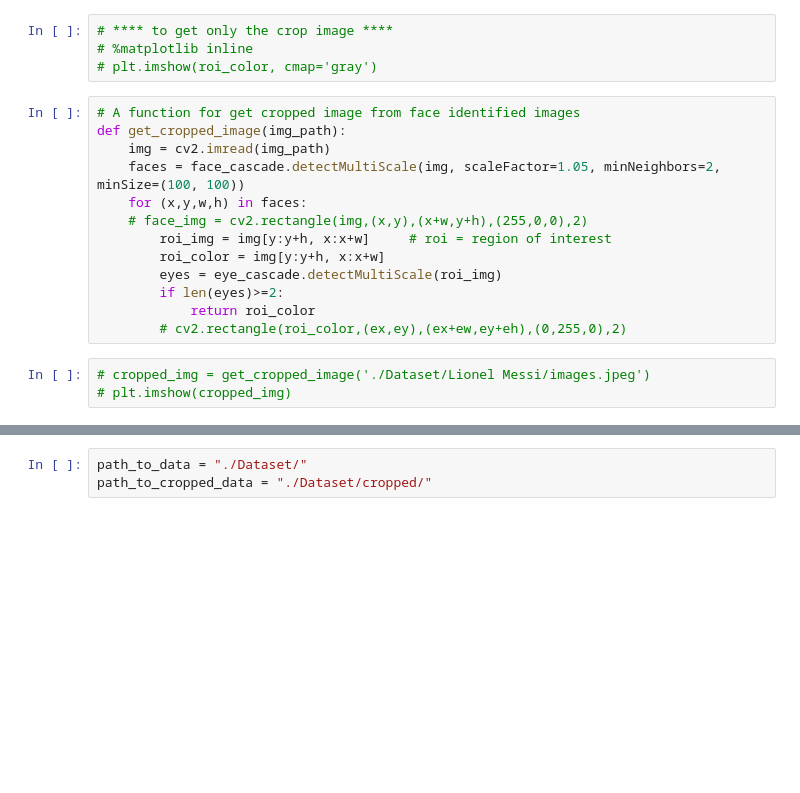
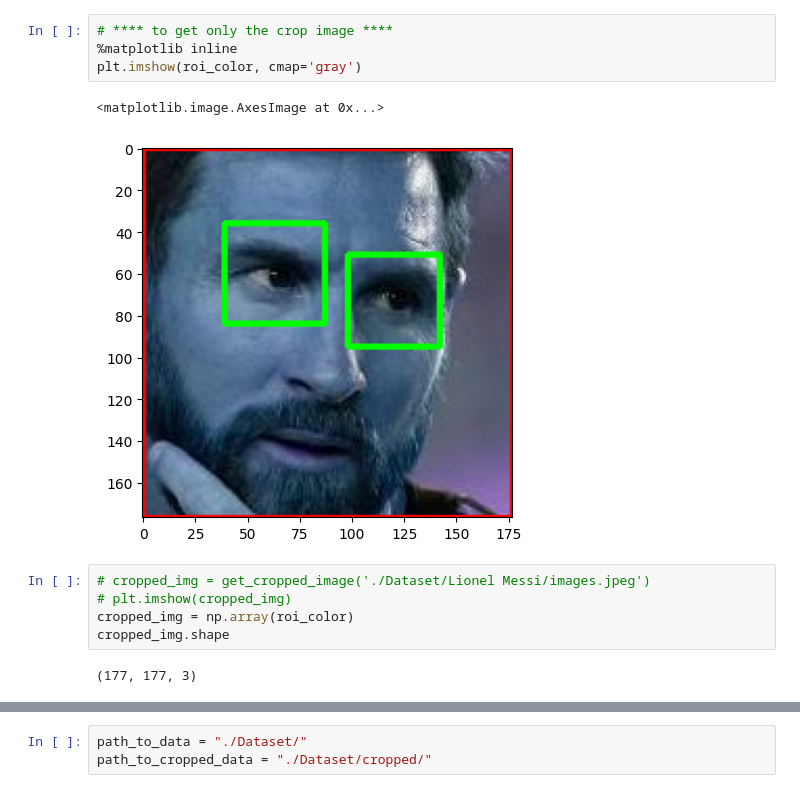
Before and after one commit to ishu1998ki/celebrity_classification, a Jupyter notebook: sportCeleb.ipynb, the cells around one changed output, grey strips where cells are left out. Saved outputs shown, nothing was run; the diff lists cells and outputs as text; blank space fills up the shorter version.

```diff
--- a/sportCeleb.ipynb
+++ b/sportCeleb.ipynb
@@ -50,20 +64,14 @@ eye_cascade = cv2.CascadeClassifier('./opencv/haarcascade_eye.xml')
 # %%
 # **** to get only the crop image ****
-# %matplotlib inline
-# plt.imshow(roi_color, cmap='gray')
+%matplotlib inline
+plt.imshow(roi_color, cmap='gray')
+# %% [output]
+<matplotlib.image.AxesImage at 0x...>
+[figure, added]
-# %%
-# A function for get cropped image from face identified images
-def get_cropped_image(img_path):
-    img = cv2.imread(img_path)
-    faces = face_cascade.detectMultiScale(img, scaleFactor=1.05, minNeighbors=2, minSize=(100, 100))
-    for (x,y,w,h) in faces:
-    # face_img = cv2.rectangle(img,(x,y),(x+w,y+h),(255,0,0),2)
-        roi_img = img[y:y+h, x:x+w]     # roi = region of interest
-        roi_color = img[y:y+h, x:x+w]
-        eyes = eye_cascade.detectMultiScale(roi_img)
-        if len(eyes)>=2:
-            return roi_color
-        # cv2.rectangle(roi_color,(ex,ey),(ex+ew,ey+eh),(0,255,0),2)
 # %%
 # cropped_img = get_cropped_image('./Dataset/Lionel Messi/images.jpeg')
 # plt.imshow(cropped_img)
+cropped_img = np.array(roi_color)
+cropped_img.shape
+# %% [output]
+(177, 177, 3)
```
Also changed, not shown: parts of 39 cells of this notebook, 44 other files.
